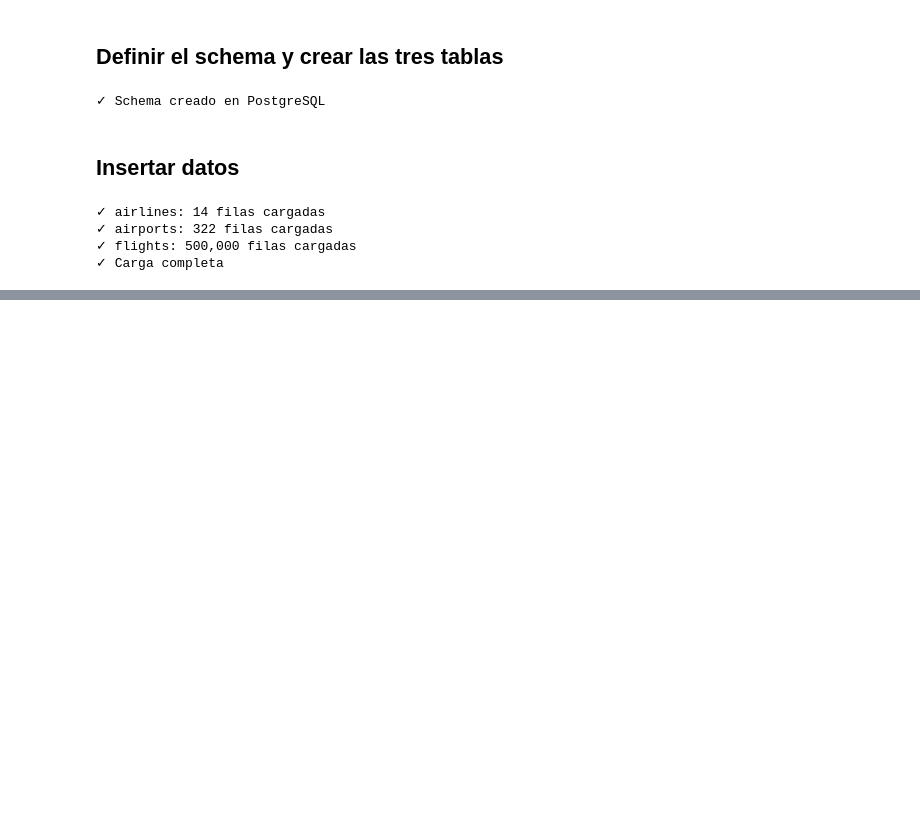
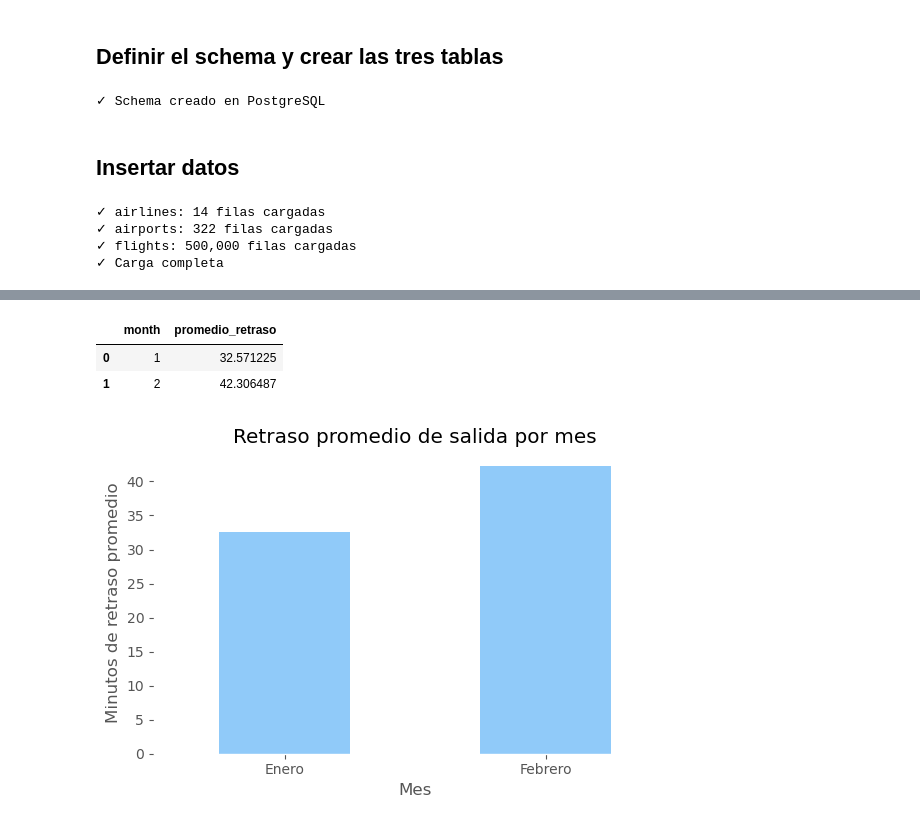
Before and after one commit to anapparedesr/flights-data-engineering-a, a Jupyter notebook: flights_analytics.ipynb, the cells around one changed output, grey strips where cells are left out. Saved outputs shown, nothing was run; the diff lists cells and outputs as text; code cells hidden in the pictures; blank space fills up the shorter version.

```diff
--- a/flights_analytics.ipynb
+++ b/flights_analytics.ipynb
@@ -106,0 +236,33 @@ with Session(engine) as session:
+# %%
+# P4 — Retraso promedio de salida por mes
+query_p4 = """
+SELECT
+    month,
+    AVG(departure_delay) AS promedio_retraso
+FROM flights
+WHERE cancelled = 0 AND departure_delay > 0
+GROUP BY month
+ORDER BY month;
+"""
+
+df_p4 = pd.read_sql(query_p4, engine_replica)
+display(df_p4)
+
+# Visualización
+meses = {1: "Enero", 2: "Febrero"}
+df_p4["mes_nombre"] = df_p4["month"].map(meses)
+
+fig, ax = plt.subplots(figsize=(6, 4), facecolor="white")
+ax.set_facecolor("white")
+df_p4.plot(kind="bar", x="mes_nombre", y="promedio_retraso", legend=False, color="#90caf9", ax=ax)
+ax.set_title("Retraso promedio de salida por mes")
+ax.set_xlabel("Mes")
+ax.set_ylabel("Minutos de retraso promedio")
+plt.xticks(rotation=0)
+plt.tight_layout()
+plt.show()
+# %% [output]
+|  | month | promedio_retraso |
+| 0 | 1 | 32.571225 |
+| 1 | 2 | 42.306487 |
+[figure, added]
```
Also changed, not shown: parts of 11 cells of this notebook.
